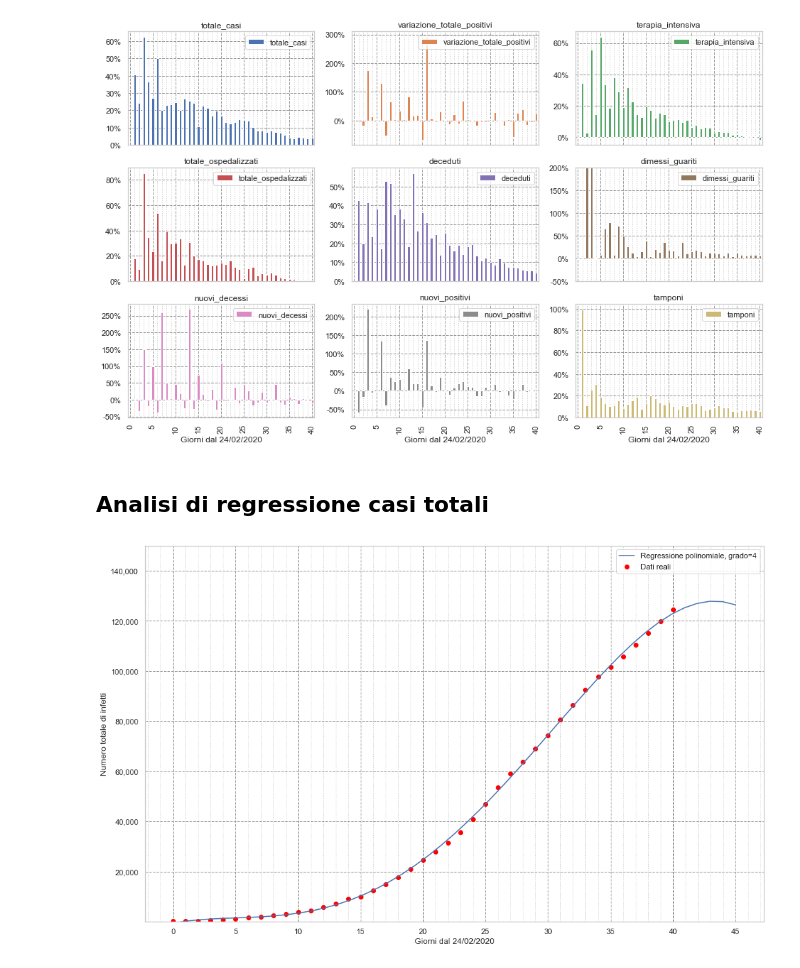
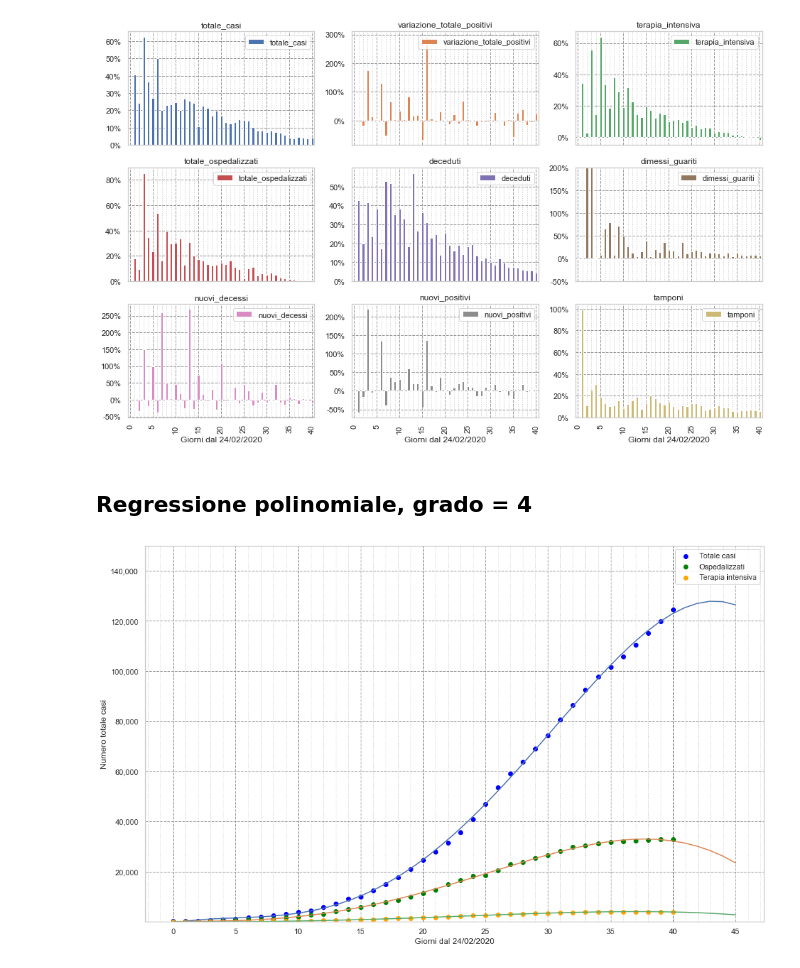
Before and after one commit to iosand71/covid19, a Jupyter notebook: covid19-italia.ipynb, the cells around one changed output. Drawn from its saved outputs; the diff is of its cells as text; code cells hidden in the pictures.

```diff
--- a/analysis.ipynb
+++ b/covid19-italia.ipynb
@@ -29,6 +29,10 @@ tick = matplotlib.ticker.FuncFormatter(lambda x, p: format(int(x), ','))
 data = pd.read_csv(url)
 data.data = pd.to_datetime(data.data)
 data['nuovi_decessi'] = data.deceduti.diff()
+data['mortalita'] = data.deceduti / data.totale_casi
+data['guariti'] = data.dimessi_guariti / data.totale_casi
+data['ricoverati'] = data.totale_ospedalizzati / data.totale_casi
+data['intensivi'] = data.terapia_intensiva / data.totale_casi
 data_pct = data[data.columns.difference(['data','stato','note_it','note_en'])].pct_change()
 data_pct.insert(0,'data', data.data)
 updated_at = data.data.iloc[-1].strftime('%d/%m/%Y')
@@ -60,6 +64,13 @@ def print_last_result(label, column):
   tabs = '\t' if last >= 100000 else '\t\t'
   print(label, thousands(last), end='\t')
   print(f' {tabs}( {pct_var:+.2%} )')
+
+def print_pct(label, column):
+  pct = data[column].iloc[-1]
+  pct_pct = data_pct[column].iloc[-1]
+  tabs = '\t\t\t' if pct <= 0.1 else '\t\t'
+  print(label, f'{pct:.2%}', end='')
+  print(f' {tabs}( {pct_pct:+.2%} )')
 # %%
 # Data model:
 #   'data', 'stato', 'ricoverati_con_sintomi', 'terapia_intensiva',
@@ -179,25 +204,34 @@ pred_x = np.linspace(0, days_range, days_range)
 pred_x_reshape = pred_x.reshape(-1,1)
 model = LinearRegression().fit(x_reshaped, y_trans)
 y_fit = model.predict(pred_x_reshape)
-# %% [markdown]
-## Analisi di regressione casi totali
+# %% [markdown]
+## Regressione polinomiale, grado = 4
 # %%
 sns.set(style='whitegrid')
 tick = matplotlib.ticker.FuncFormatter(lambda x, p: format(int(x), ','))
 plt.rcParams['figure.figsize'] = [16, 10]
 # plt.semilogy()
 
 fmt_plot(plt.gca(), 20000)
-plt.ylabel("Numero totale di infetti")
+plt.ylabel("Numero totale casi")
 plt.ylim(1, 150000)
 
 # Regression analysis
-coefficients = np.polyfit(x.values, y.values, order)
+coefficients = np.polyfit(x.values, data.totale_casi.values, order)
 poly = np.poly1d(coefficients)
+coefficients2 = np.polyfit(x.values, data.totale_ospedalizzati.values, order)
+poly2 = np.poly1d(coefficients2)
+coefficients3 = np.polyfit(x.values, data.terapia_intensiva.values, order)
+poly3 = np.poly1d(coefficients3)
 
-plt_scatter = plt.scatter(x,y,label="Dati reali",color="red")
+plt_scatter = plt.scatter(x,data.totale_casi,label="Totale casi", color="blue")
+plt_scatter2 = plt.scatter(x,data.totale_ospedalizzati, label="Ospedalizzati", color="green")
+plt_scatter3 = plt.scatter(x,data.terapia_intensiva, label="Terapia intensiva", color="orange")
 # plt_exp = plt.plot(pred_x, np.exp(y_fit), label="Regressione esponenziale")
-plt_poly = plt.plot(pred_x, poly(pred_x), label="Regressione polinomiale, grado=" + str(order))
+plt_poly = plt.plot(pred_x, poly(pred_x))
+plt_poly2 = plt.plot(pred_x, poly2(pred_x))
+plt_poly3 = plt.plot(pred_x, poly3(pred_x))
+
 legend = plt.legend()
 # %% [output]
-[figure, old version]
+[figure, new version]
```
Also changed, not shown: parts of 1 cell of this notebook.
